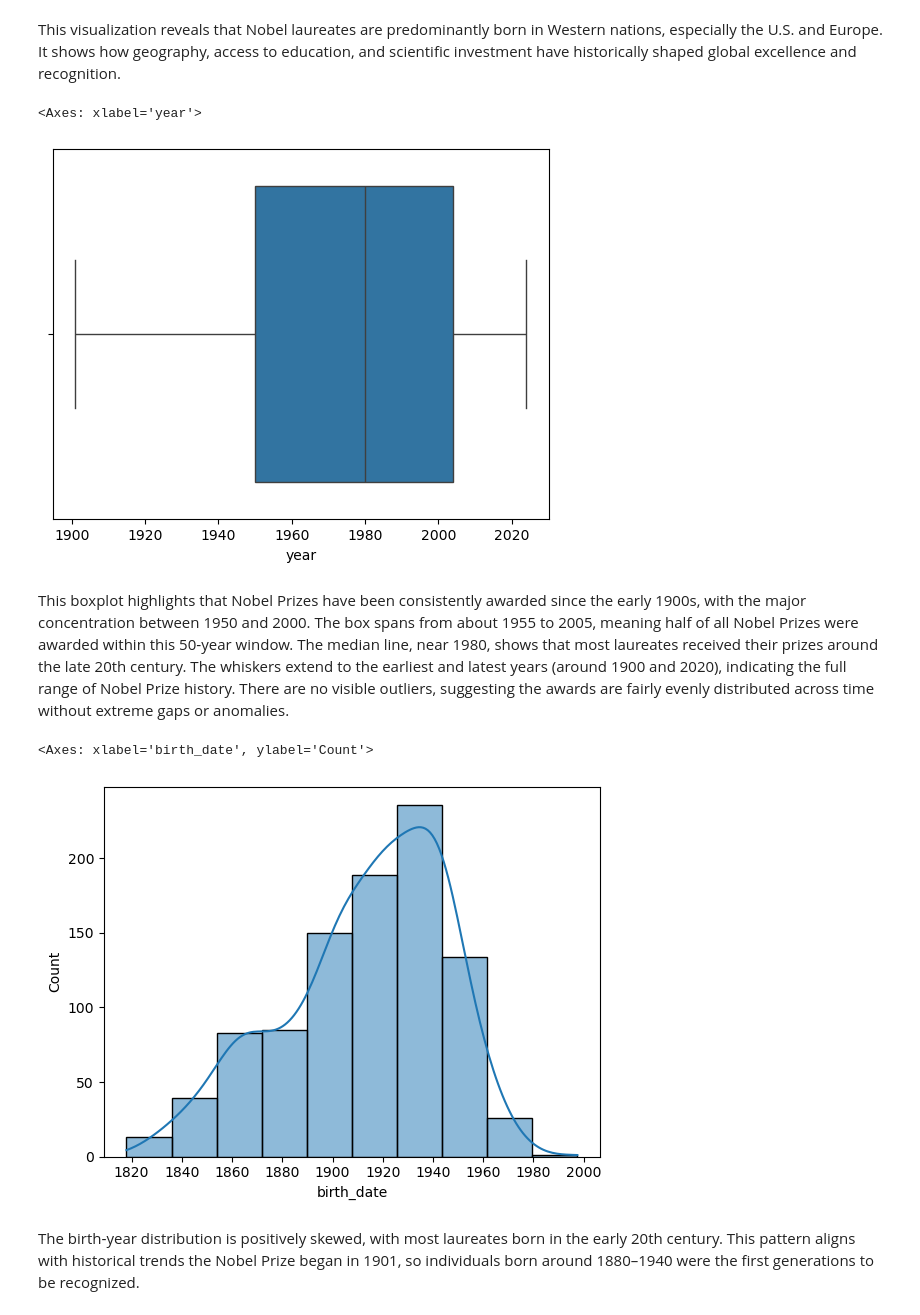
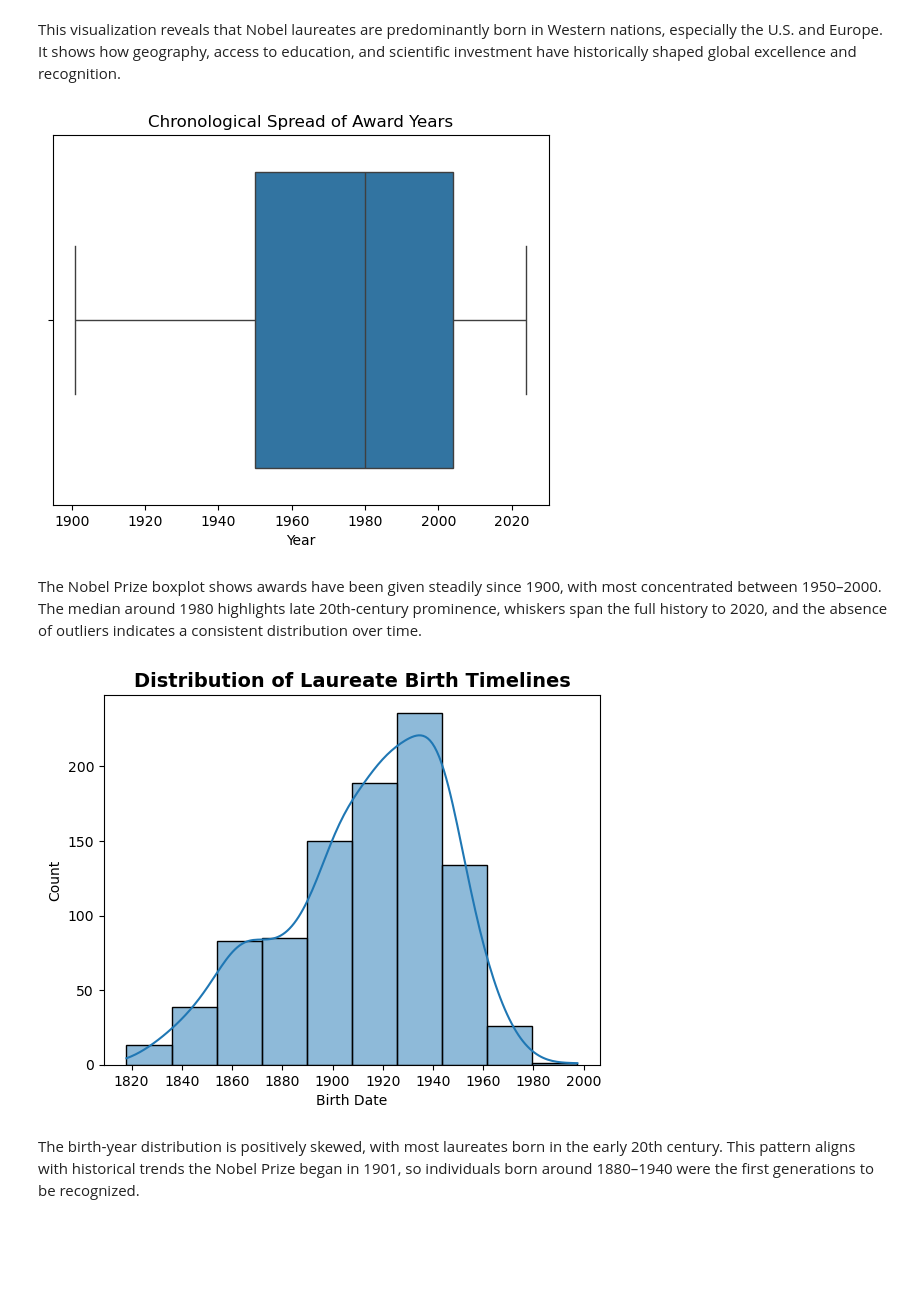
Before and after one commit to HavocXgrg/DAproject-Codes, a Jupyter notebook: analysis/nobel_laureates_analysis.ipynb, the cells around one changed output. Cells and saved outputs as stored; diff of their text form; code cells hidden in the pictures; blank space fills up the shorter version.

```diff
--- a/analysis/nobel_laureates_analysis.ipynb
+++ b/analysis/nobel_laureates_analysis.ipynb
@@ -274,16 +269,22 @@ This visualization reveals that Nobel laureates are predominantly born in Wester
 # %%
 # Boxplot for the year the award was given
 sns.boxplot(x=df['year'])
+plt.title("Chronological Spread of Award Years")
+plt.xlabel("Year")
+plt.show()
 # %% [output]
-<Axes: xlabel='year'>
-[figure, old version]
+[figure, new version]
 # %% [markdown]
-This boxplot highlights that Nobel Prizes have been consistently awarded since the early 1900s, with the major concentration between 1950 and 2000. The box spans from about 1955 to 2005, meaning half of all Nobel Prizes were awarded within this 50‑year window. The median line, near 1980, shows that most laureates received their prizes around the late 20th century. The whiskers extend to the earliest and latest years (around 1900 and 2020), indicating the full range of Nobel Prize history. There are no visible outliers, suggesting the awards are fairly evenly distributed across time without extreme gaps or anomalies.
+The Nobel Prize boxplot shows awards have been given steadily since 1900, with most concentrated between 1950–2000. The median around 1980 highlights late 20th‑century prominence, whiskers span the full history to 2020, and the absence of outliers indicates a consistent distribution over time.
 # %%
+# # Distribution of laureate birth dates
 sns.histplot(df['birth_date'], bins=10, kde=True)
+plt.title("Distribution of Laureate Birth Timelines", fontsize=14, fontweight='bold')
+plt.xlabel("Birth Date")
+plt.ylabel("Count")
+plt.show()
 # %% [output]
-<Axes: xlabel='birth_date', ylabel='Count'>
-[figure, old version]
+[figure, new version]
 # %% [markdown]
 The birth‑year distribution is positively skewed, with most laureates born in the early 20th century. This pattern aligns with historical trends the Nobel Prize began in 1901, so individuals born around 1880–1940 were the first generations to be recognized.
 # %%
```
Also changed, not shown: parts of 19 cells of this notebook.
